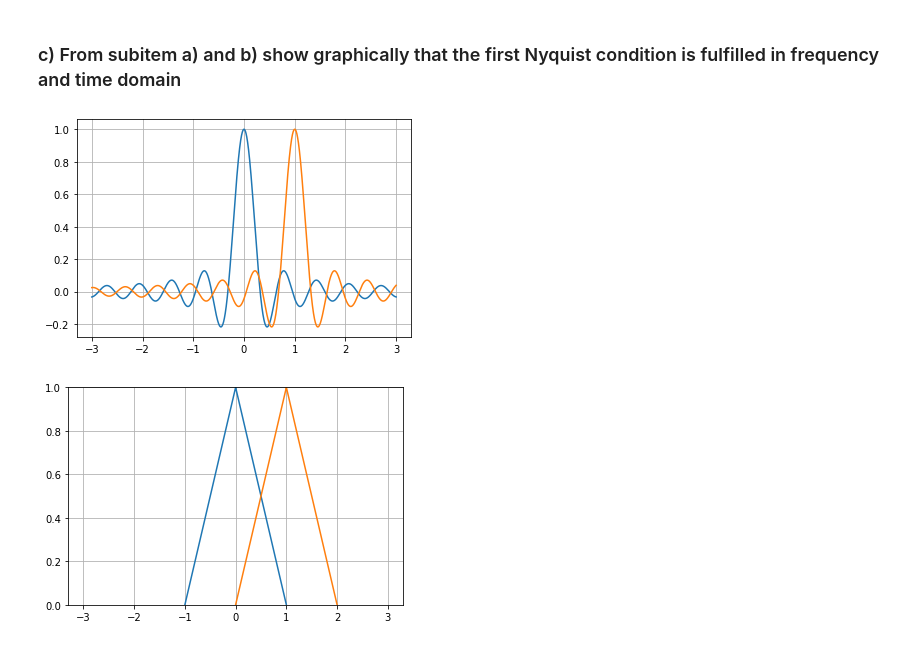
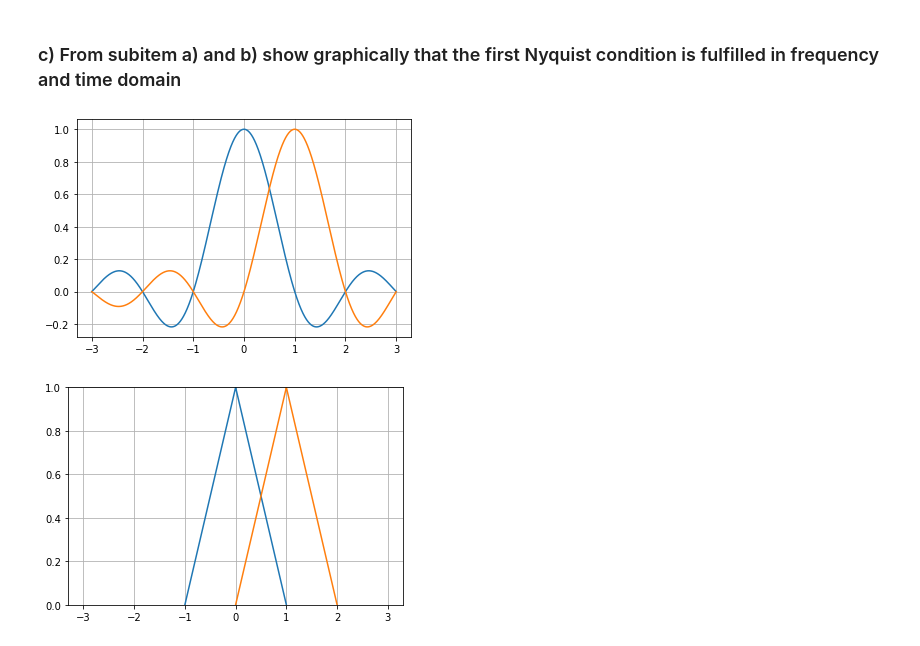
Before and after one commit to nbulk/WComm_Exercise, a Jupyter notebook: ofdm.ipynb, the cells around one changed output. Drawn from its saved outputs; the diff is of its cells as text; code cells hidden in the pictures.

```diff
--- a/ofdm.ipynb
+++ b/ofdm.ipynb
@@ -55,16 +55,16 @@ plt.grid(True)
 # %%
 f = np.arange(-3,3, 10**-3)
 fs = 1
 T = 1
 
-signal_1 = np.sinc(np.pi*f*T)
-signal_2 = np.sinc(np.pi*(f-fs)*T)
+signal_1 = np.sinc(f*T)
+signal_2 = np.sinc((f-fs)*T)
 
 plt.plot(f, signal_1)
 plt.plot(f, signal_2)
 plt.grid(True)
 # %% [output]
-[figure, old version]
+[figure, new version]
 # %%
 t = np.arange(-3,3,10**-3)
 ts = 1
```
Also changed, not shown: parts of 2 cells of this notebook.
